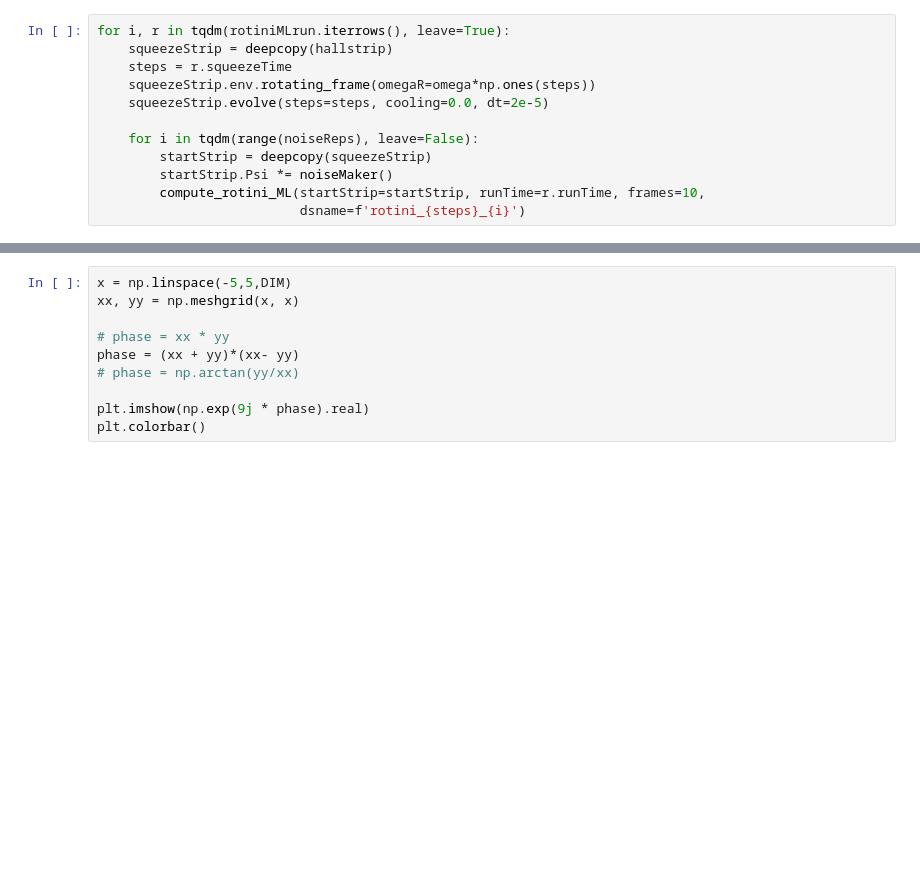
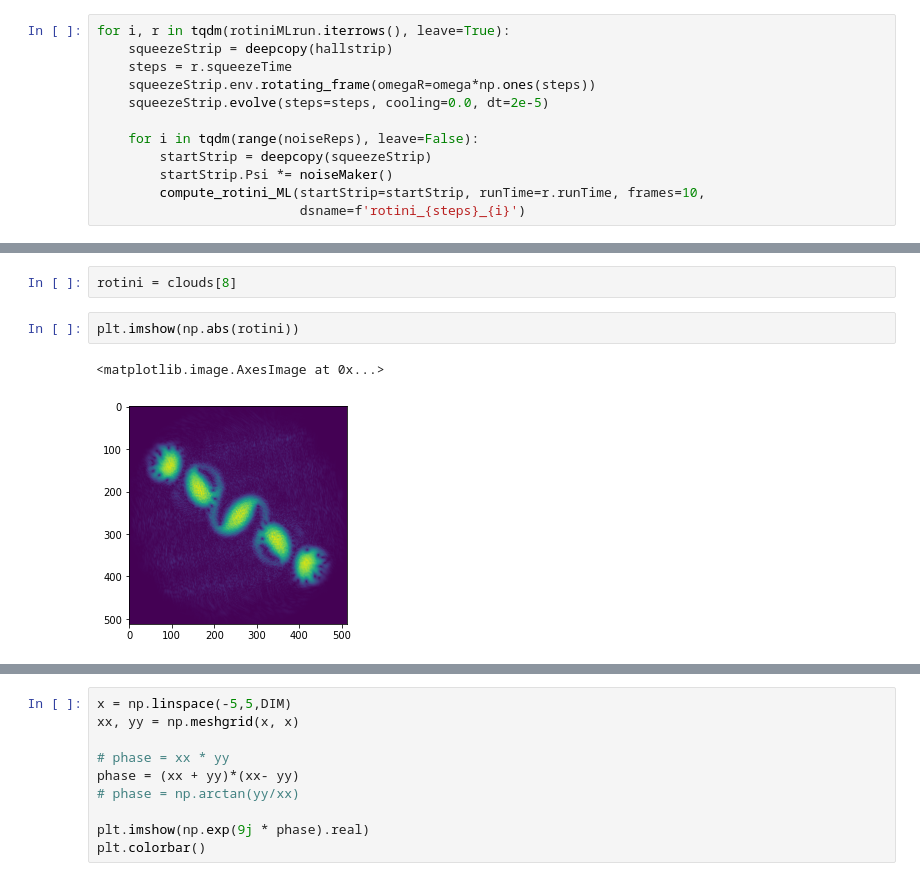
Before and after one commit to biswaroopmukherjee/condensate, a Jupyter notebook: notebooks/Rotini.ipynb, the cells around one changed output, grey strips where cells are left out. Cells and saved outputs as stored; diff of their text form; blank space fills up the shorter version.

```diff
--- a/notebooks/Rotini.ipynb
+++ b/notebooks/Rotini.ipynb
@@ -322,0 +337,7 @@ for i, r in tqdm(rotiniMLrun.iterrows(), leave=True):
+# %%
+rotini = clouds[8]
+# %%
+plt.imshow(np.abs(rotini))
+# %% [output]
+<matplotlib.image.AxesImage at 0x...>
+[figure, added]
```
Also changed, not shown: parts of 36 cells of this notebook, 1 other file.
